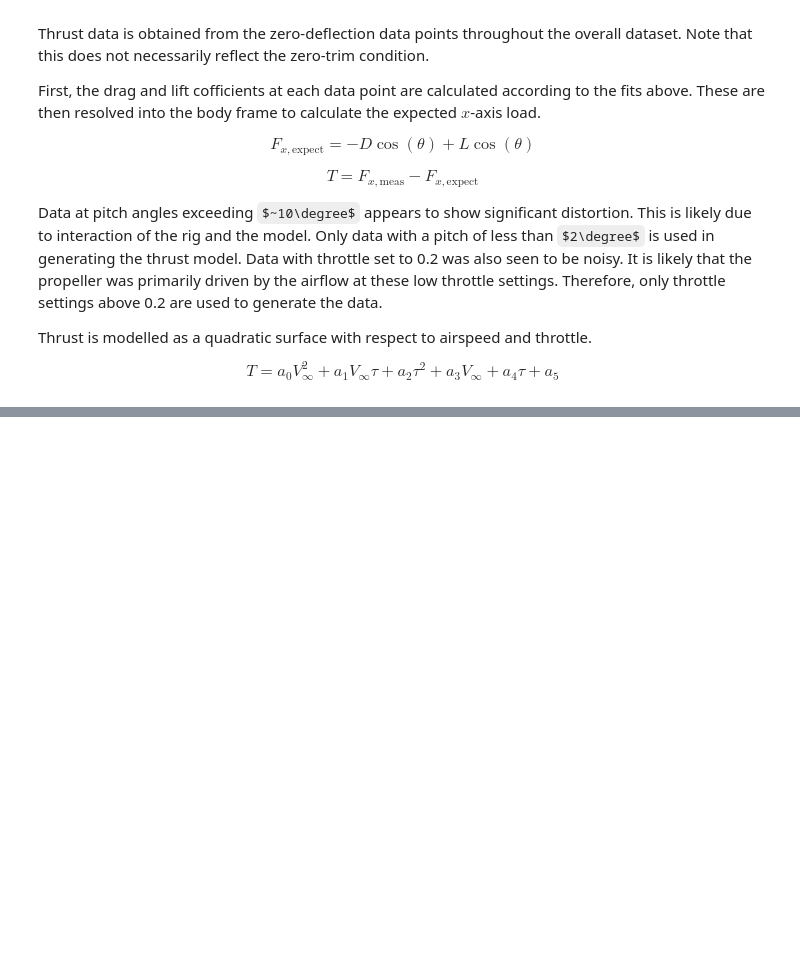
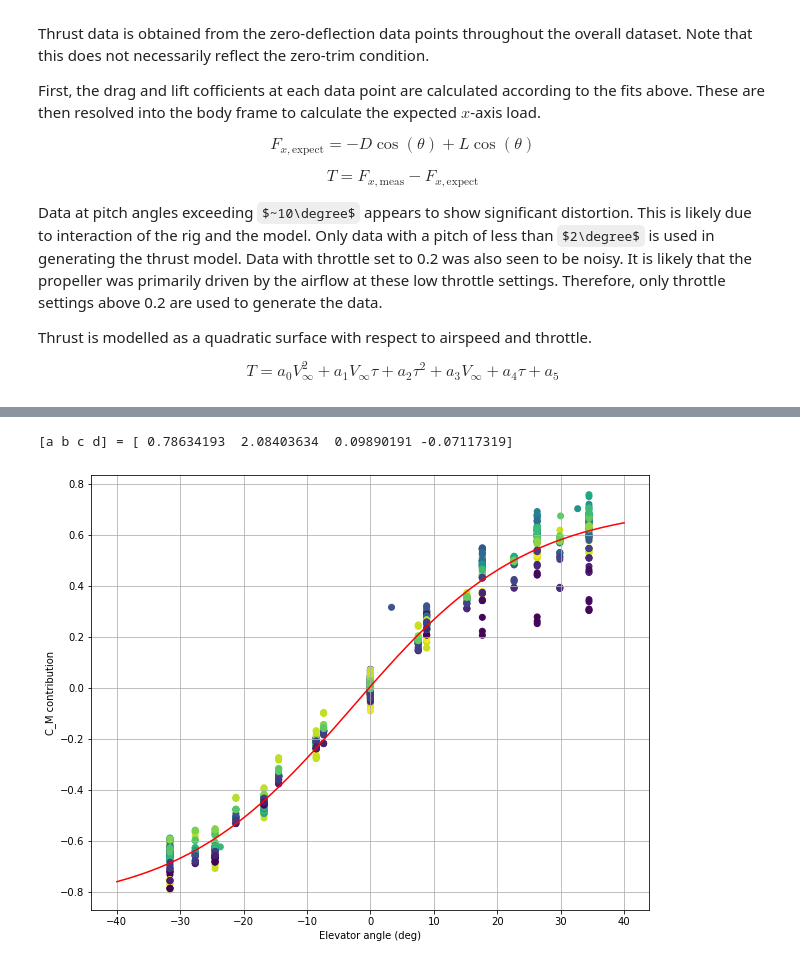
Before and after one commit to rob-clarke/pymxs, a Jupyter notebook: README.ipynb, the cells around one changed output, grey strips where cells are left out. Cells and saved outputs as stored; diff of their text form; code cells hidden in the pictures; some formulas as TeX source; blank space fills up the shorter version.

```diff
--- a/README.ipynb
+++ b/README.ipynb
@@ -182,0 +196,14 @@ is the dominant effect.
+# %%
+import analysis_scripts.elevator as elevator_analysis
+
+c_m_pitch_fit = Fit(big3_analysis.c_m_curve,C_M_complex)
+
+c_m_delta_elev_fit = elevator_analysis.calculate_C_M_delta_elev(data,c_m_pitch_fit)
+
+print(f"[a b c d] = {c_m_delta_elev_fit.args}")
+
+elevdata = elevator_analysis.filter_elev_data(data)
+elevator_analysis.plot_C_M_delta_elev(elevdata,c_m_pitch_fit,c_m_delta_elev_fit)
+# %% [output]
+[a b c d] = [ 0.78634193  2.08403634  0.09890191 -0.07117319]
+[figure, added]
```
Also changed, not shown: parts of 6 cells of this notebook, 1 other file.
